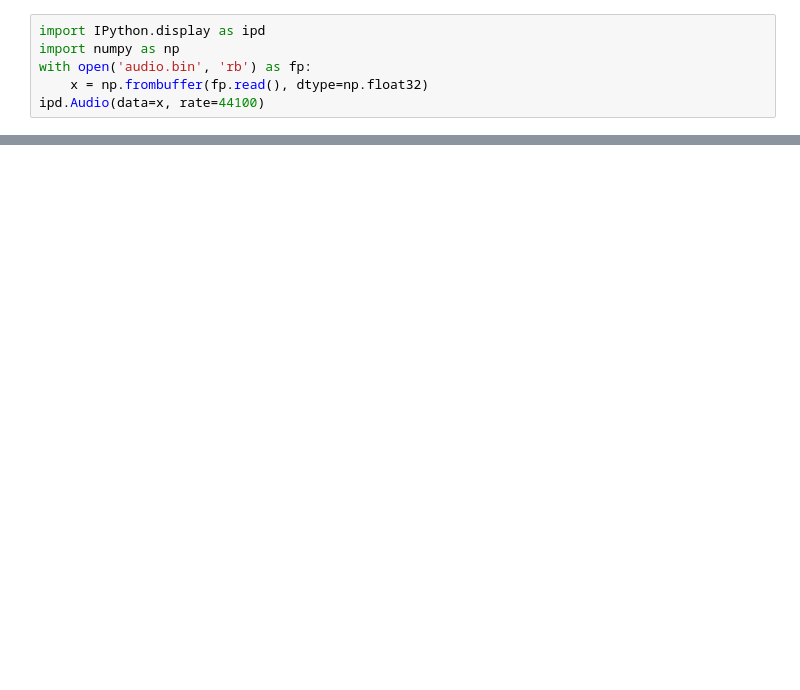
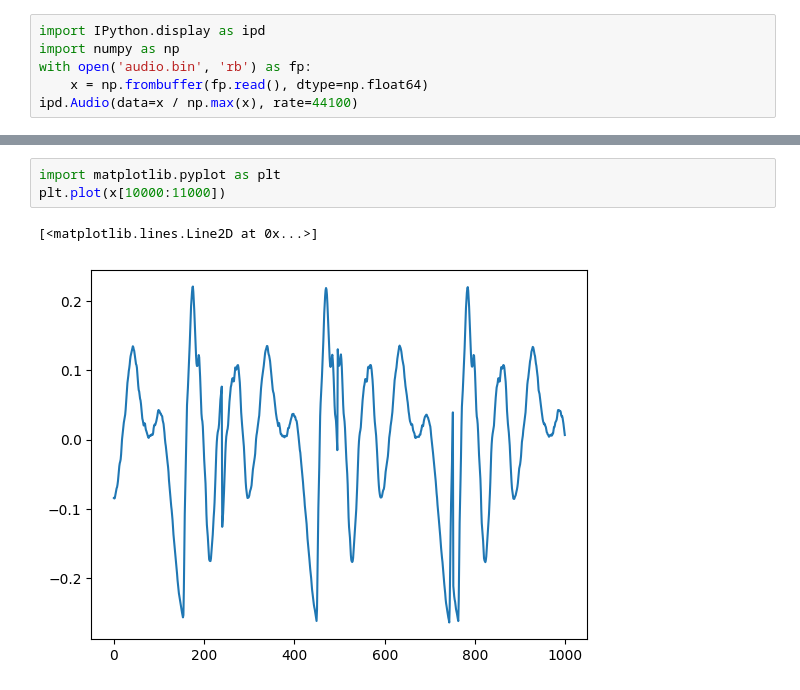
Before and after one commit to kaiidams/pinktrombone_cpp, a Jupyter notebook: test.ipynb, the cells around one changed output, grey strips where cells are left out. Saved outputs shown, nothing was run; the diff lists cells and outputs as text; blank space fills up the shorter version.

```diff
--- a/test.ipynb
+++ b/test.ipynb
@@ -7,7 +2,7 @@ array([0.0000000e+00, 0.0000000e+00, 0.0000000e+00, ..., 1.1543238e+00,
 import IPython.display as ipd
 import numpy as np
 with open('audio.bin', 'rb') as fp:
-    x = np.frombuffer(fp.read(), dtype=np.float32)
-ipd.Audio(data=x, rate=44100)
+    x = np.frombuffer(fp.read(), dtype=np.float64)
+ipd.Audio(data=x / np.max(x), rate=44100)
 # %% [output]
 [interactive output not drawn]
@@ -13,0 +18,6 @@ ipd.Audio(data=x, rate=44100)
+# %%
+import matplotlib.pyplot as plt
+plt.plot(x[10000:11000])
+# %% [output]
+[<matplotlib.lines.Line2D at 0x...>]
+[figure, added]
```
Also changed, not shown: parts of 3 cells of this notebook, 3 other files.
